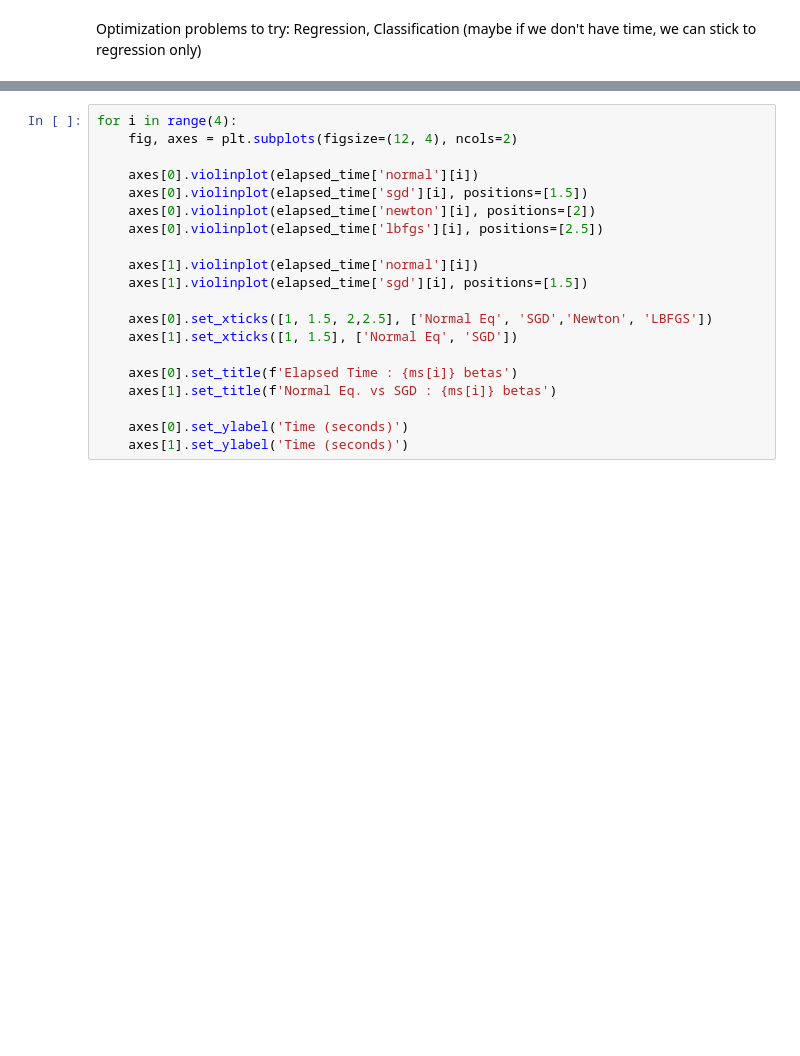
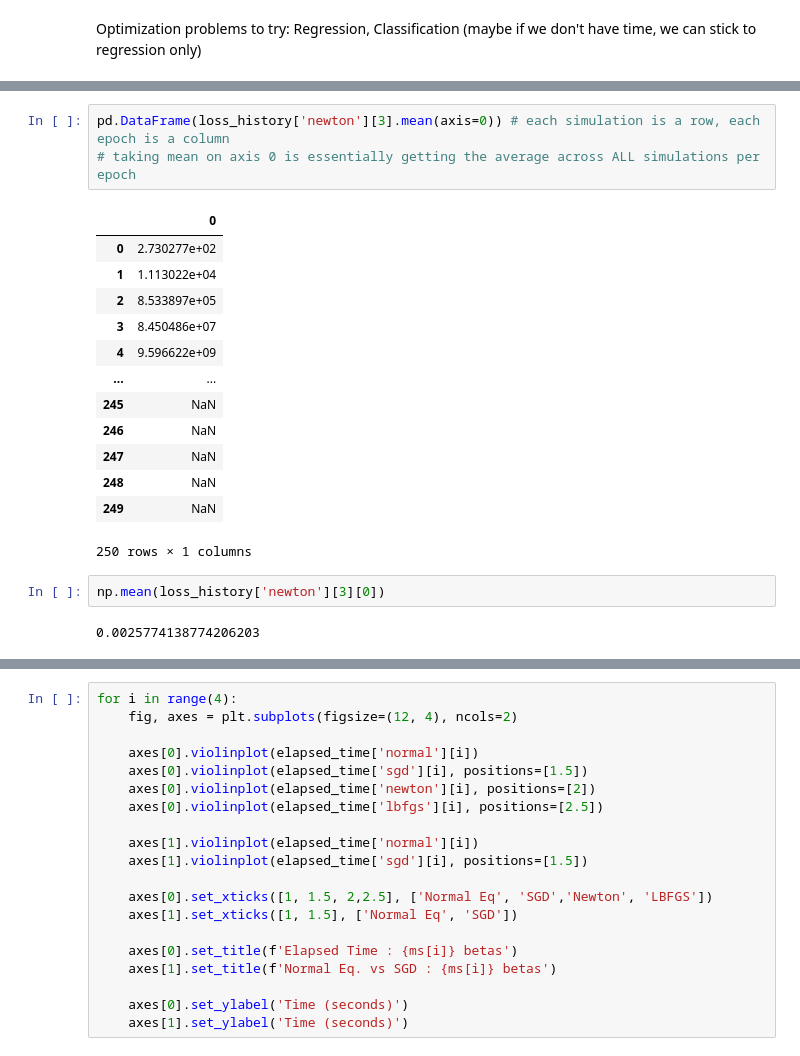
Before and after one commit to ryanhammonds/dsc210, a Jupyter notebook: project/Optimization Work.ipynb, the cells around one changed output, grey strips where cells are left out. Cells and saved outputs as stored; diff of their text form; blank space fills up the shorter version.

```diff
--- a/project/Optimization Work.ipynb
+++ b/project/Optimization Work.ipynb
@@ -362,0 +541,21 @@ for i in range(4):
+# %%
+pd.DataFrame(loss_history['newton'][3].mean(axis=0)) # each simulation is a row, each epoch is a column
+# taking mean on axis 0 is essentially getting the average across ALL simulations per epoch
+# %% [output]
+|  | 0 |
+| 0 | 2.730277e+02 |
+| 1 | 1.113022e+04 |
+| 2 | 8.533897e+05 |
+| 3 | 8.450486e+07 |
+| 4 | 9.596622e+09 |
+| ... | ... |
+| 245 | NaN |
+| 246 | NaN |
+| 247 | NaN |
+| 248 | NaN |
+| 249 | NaN |
+250 rows × 1 columns
+# %%
+np.mean(loss_history['newton'][3][0])
+# %% [output]
+0.0025774138774206203
```
Also changed, not shown: parts of 11 cells of this notebook.
